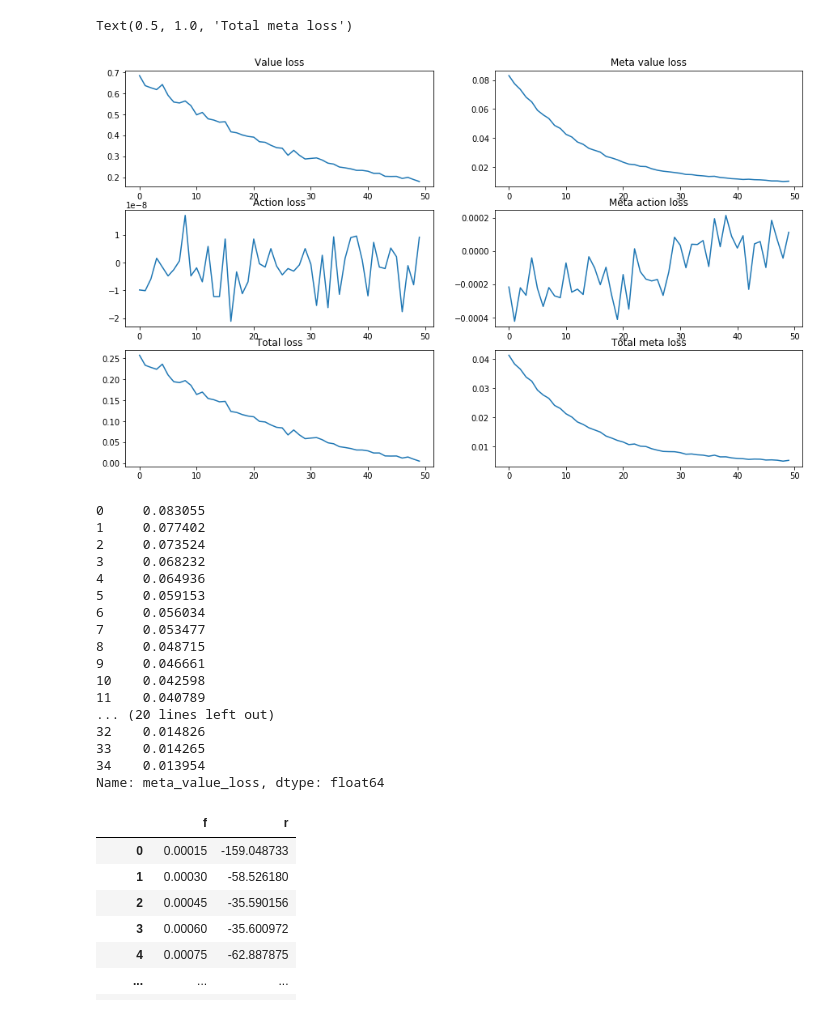
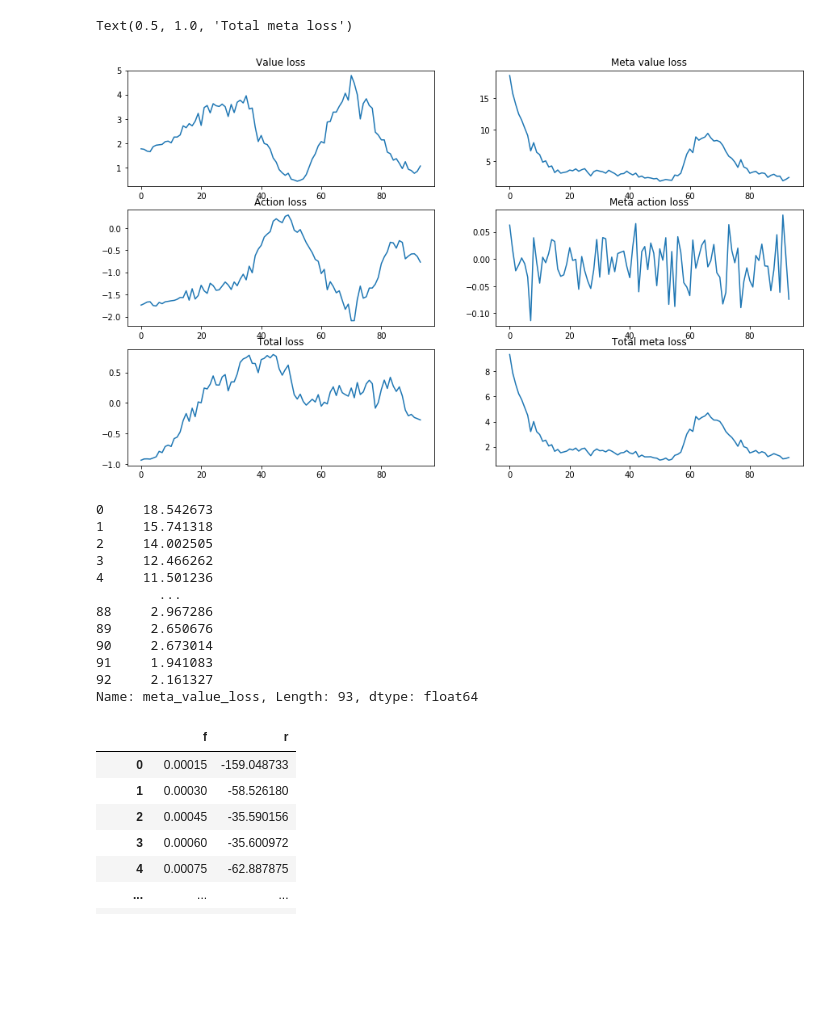
Before and after one commit to gabrielelibardi/meta_gradient_experiment, a Jupyter notebook: monitor.ipynb, the cells around one changed output. Cells and saved outputs as stored; diff of their text form; code cells hidden in the pictures; blank space fills up the shorter version.

```diff
--- a/monitor.ipynb
+++ b/monitor.ipynb
@@ -56,44 +53,39 @@ ax.legend(bbox_to_anchor=(1.1, 0.6))
 # %%
 my_dir = 'RUNS/exp_test_ll_10/loss_monitor/loss_monitor.csv'
 my_dir = 'RUNS/exp_test_reacher_meta_6/loss_monitor/loss_monitor.csv'
-my_dir = 'RUNS/exp_meta_cheetah_4/loss_monitor/loss_monitor.csv'
+my_dir = 'RUNS/exp_meta_cheetah_test/loss_monitor/loss_monitor.csv'
 data = pd.read_csv(my_dir)
 fig, axs = plt.subplots(3, 2, figsize=(15,9))
 axs[0, 0].plot(data['V_loss'])
 axs[0, 0].set_title('Value loss')
 axs[0, 1].plot(data['meta_value_loss'])
 axs[0, 1].set_title('Meta value loss')
 axs[1, 0].plot(data['action_loss'])
 axs[1, 0].set_title('Action loss')
 axs[1, 1].plot(data['meta_action_loss'])
 axs[1, 1].set_title('Meta action loss')
 axs[2, 0].plot(data['loss'])
 axs[2, 0].set_title('Total loss')
 axs[2, 1].plot(data['meta_loss'])
 axs[2, 1].set_title('Total meta loss')
 # %% [output]
 Text(0.5, 1.0, 'Total meta loss')
-[figure, old version]
+[figure, new version]
 # %%
 data['meta_value_loss']
 # %% [output]
-0     0.083055
-1     0.077402
-2     0.073524
-3     0.068232
-4     0.064936
-5     0.059153
-6     0.056034
-7     0.053477
-8     0.048715
-9     0.046661
-10    0.042598
-11    0.040789
-... (20 lines left out)
-32    0.014826
-33    0.014265
-34    0.013954
-Name: meta_value_loss, dtype: float64
+0     18.542673
+1     15.741318
+2     14.002505
+3     12.466262
+4     11.501236
+        ...
+88     2.967286
+89     2.650676
+90     2.673014
+91     1.941083
+92     2.161327
+Name: meta_value_loss, Length: 93, dtype: float64
 # %%
 df[['f','r']]
 # %% [output]
```
Also changed, not shown: parts of 1 cell of this notebook, 2 other files.
